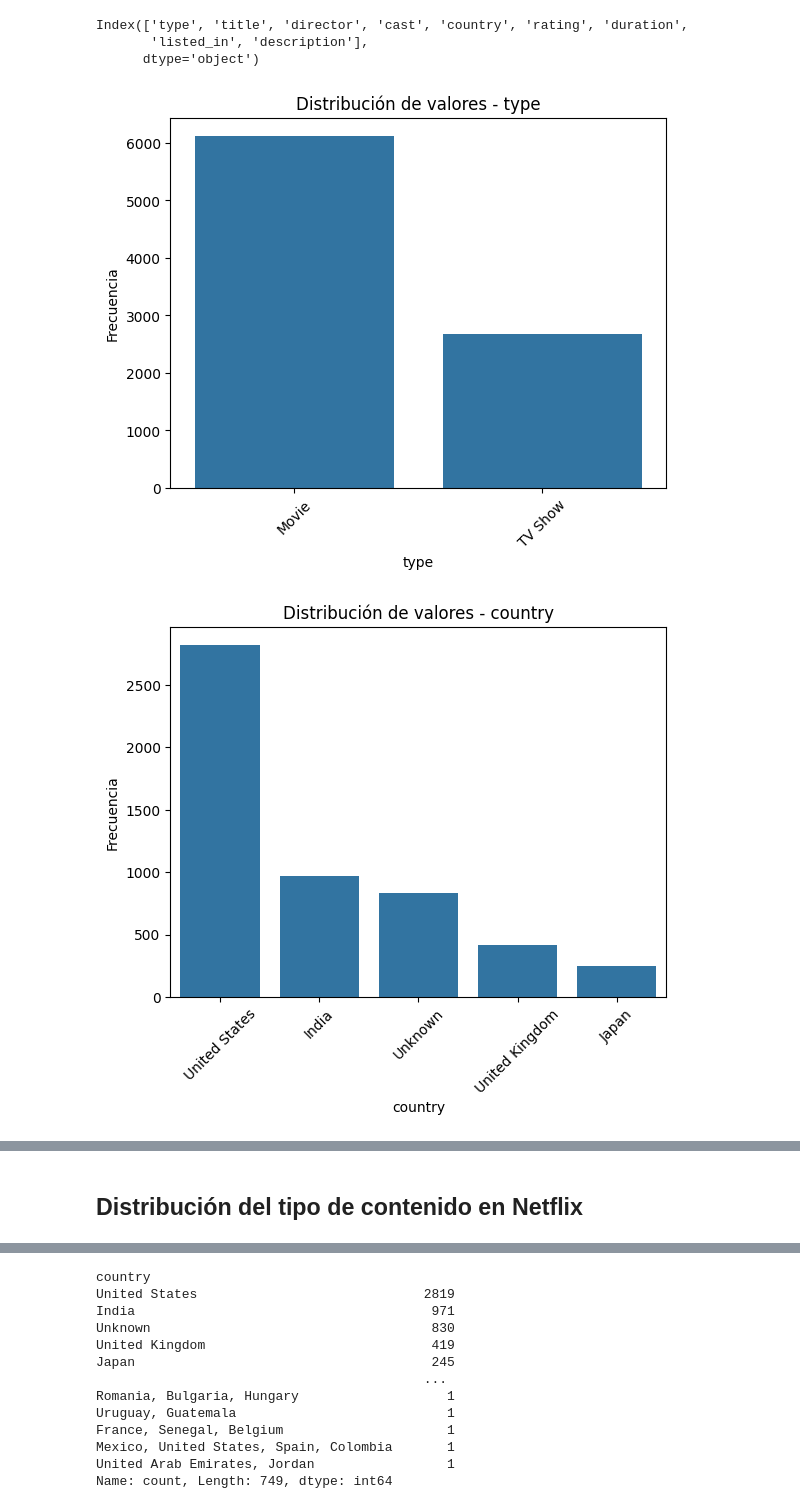
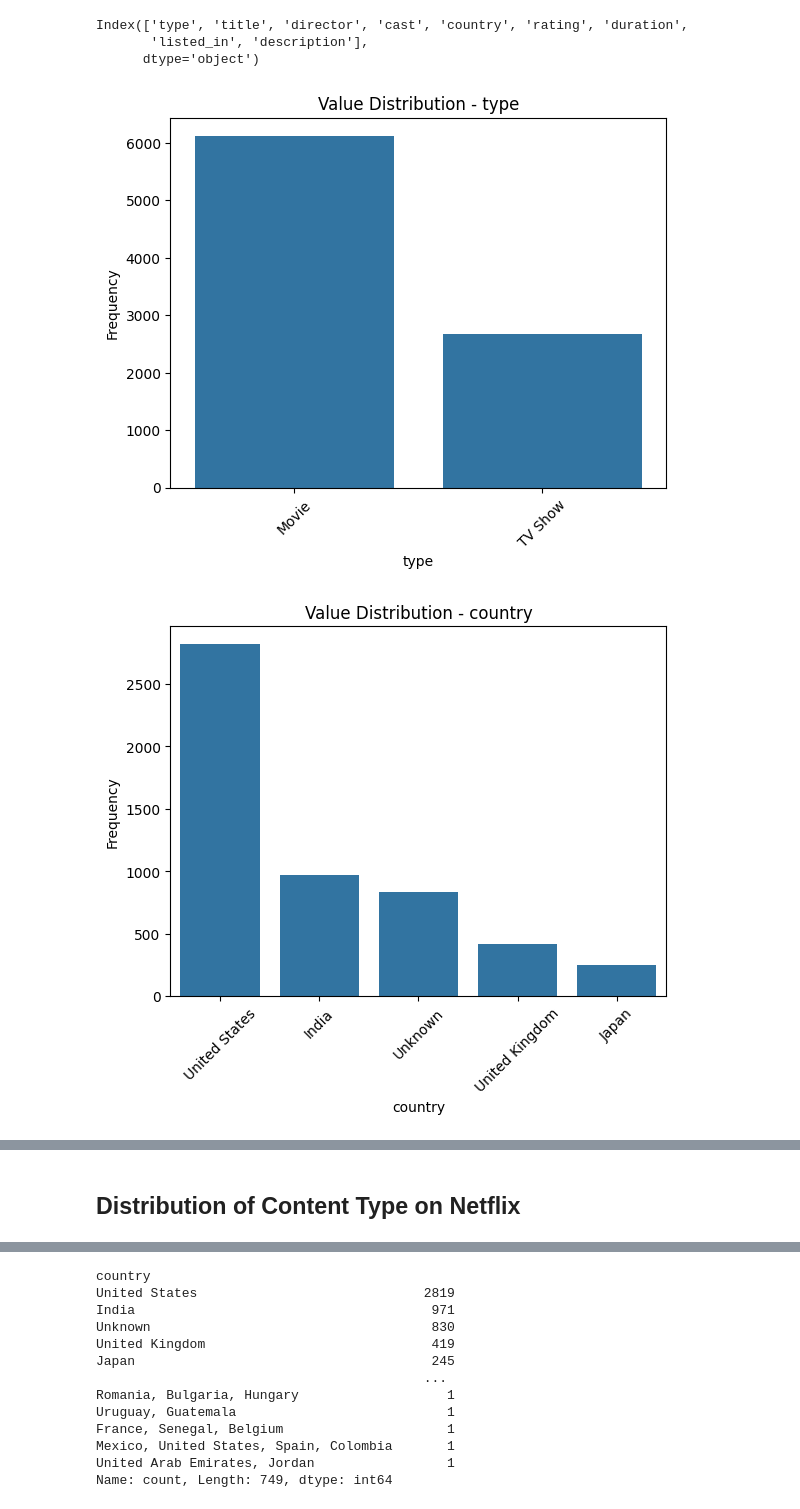
Before and after one commit to ju4n-avendanoa/Data_Netflix, a Jupyter notebook: main.ipynb, the cells around one changed output, grey strips where cells are left out. Drawn from its saved outputs; the diff is of its cells as text; code cells hidden in the pictures.

```diff
--- a/main.ipynb
+++ b/main.ipynb
@@ -154,14 +154,14 @@ Index(['type', 'title', 'director', 'cast', 'country', 'rating', 'duration',
       dtype='object')
 # %%
 for column in text_columns:
-  if(column in ['type' , 'country', 'rating', 'duration' ]):
+  if(column in ['type', 'country', 'rating', 'duration']):
     a = df[column].value_counts().head()
     sns.barplot(x=a.index, y=a.values)
-    plt.title(f"Distribución de valores - {column}")
+    plt.title(f"Value Distribution - {column}")
     plt.xlabel(column)
-    plt.ylabel("Frecuencia")
-    plt.xticks(rotation= 45)
+    plt.ylabel("Frequency")
+    plt.xticks(rotation=45)
     plt.show()
 # %% [output]
-[figure, old version]
+[figure, new version]
-[figure, old version]
+[figure, new version]
@@ -170,5 +170,5 @@ for column in text_columns:
-# %% [markdown]
-## Distribución del tipo de contenido en Netflix
+# %% [markdown]
+## Distribution of Content Type on Netflix
 # %%
 type_counts = df['type'].value_counts()
 print(type_counts)
```
Also changed, not shown: parts of 33 cells of this notebook.
